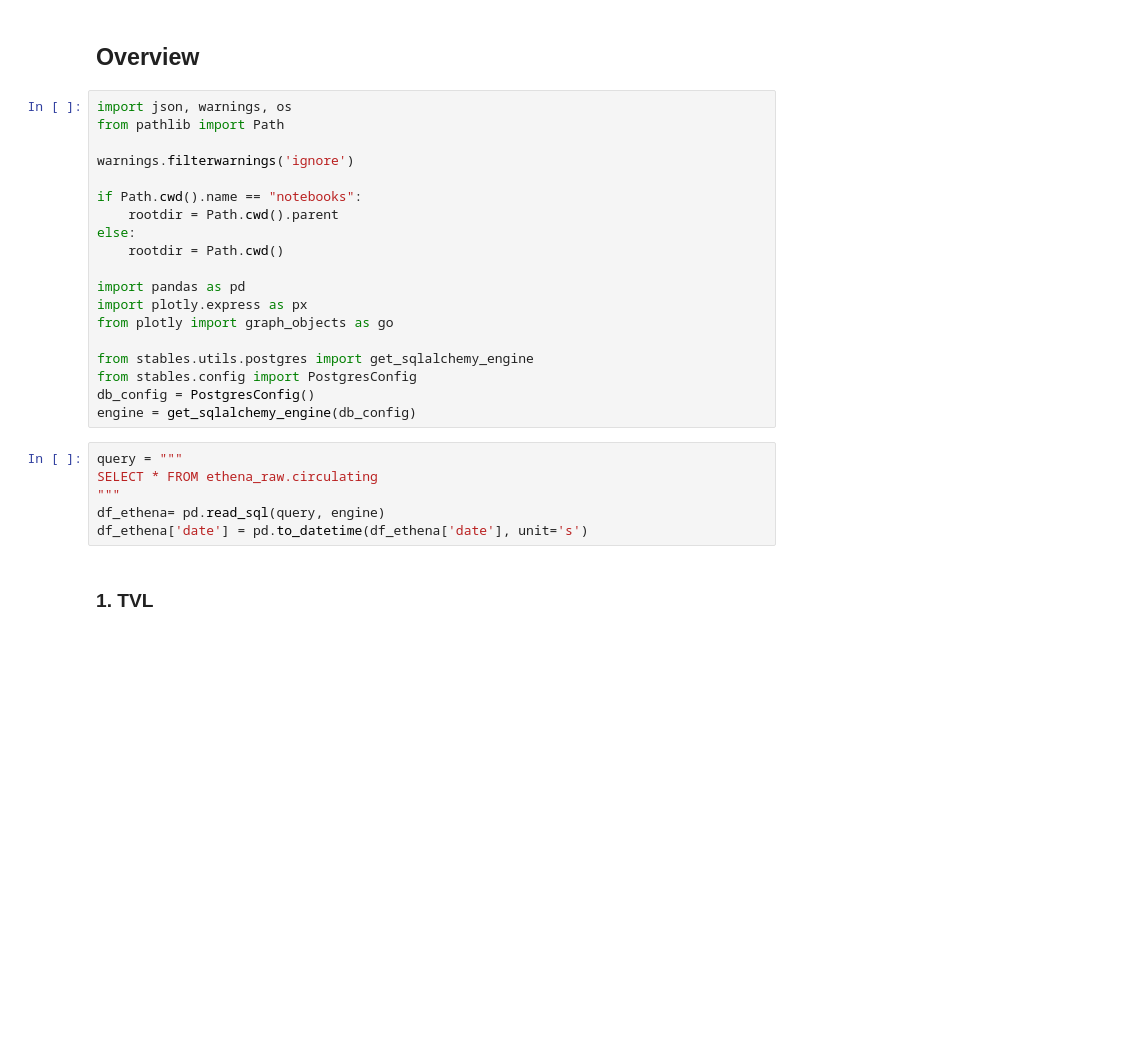
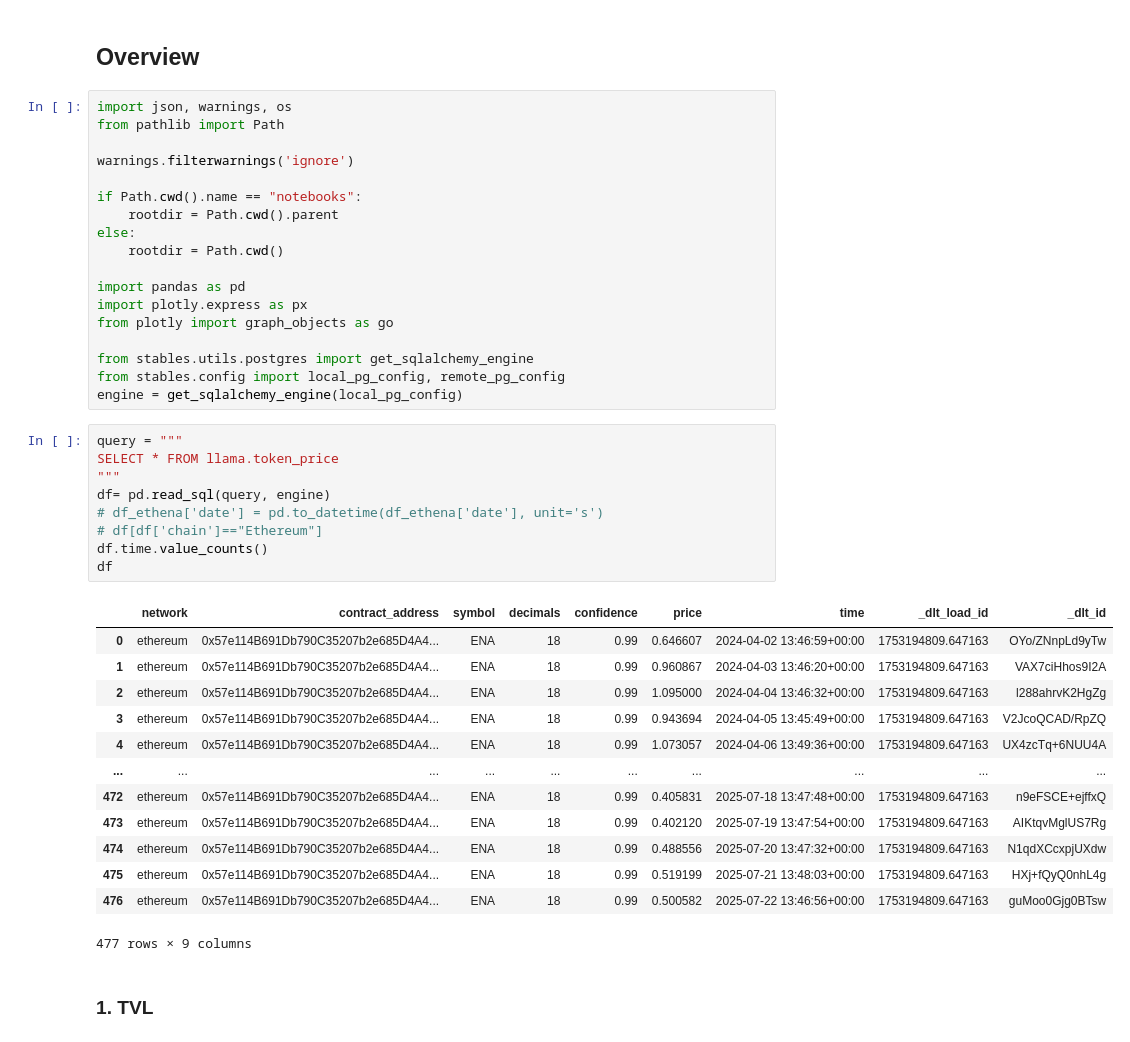
Before and after one commit to newgnart/stables, a Jupyter notebook: notebooks/ethena_01.ipynb, the cells around one changed output. Saved outputs shown, nothing was run; the diff lists cells and outputs as text; blank space fills up the shorter version.

```diff
--- a/notebooks/ethena_01.ipynb
+++ b/notebooks/ethena_01.ipynb
@@ -16,15 +16,31 @@ import plotly.express as px
 from plotly import graph_objects as go
 
 from stables.utils.postgres import get_sqlalchemy_engine
-from stables.config import PostgresConfig
-db_config = PostgresConfig()
-engine = get_sqlalchemy_engine(db_config)
+from stables.config import local_pg_config, remote_pg_config
+engine = get_sqlalchemy_engine(local_pg_config)
 # %%
 query = """
-SELECT * FROM ethena_raw.circulating
+SELECT * FROM llama.token_price
 """
-df_ethena= pd.read_sql(query, engine)
-df_ethena['date'] = pd.to_datetime(df_ethena['date'], unit='s')
+df= pd.read_sql(query, engine)
+# df_ethena['date'] = pd.to_datetime(df_ethena['date'], unit='s')
+# df[df['chain']=="Ethereum"]
+df.time.value_counts()
+df
+# %% [output]
+|  | network | contract_address | symbol | decimals | confidence | price | time | _dlt_load_id | _dlt_id |
+| 0 | ethereum | 0x57e114B691Db790C35207b2e685D4A4... | ENA | 18 | 0.99 | 0.646607 | 2024-04-02 13:46:59+00:00 | 1753194809.647163 | OYo/ZNnpLd9yTw |
+| 1 | ethereum | 0x57e114B691Db790C35207b2e685D4A4... | ENA | 18 | 0.99 | 0.960867 | 2024-04-03 13:46:20+00:00 | 1753194809.647163 | VAX7ciHhos9I2A |
+| 2 | ethereum | 0x57e114B691Db790C35207b2e685D4A4... | ENA | 18 | 0.99 | 1.095000 | 2024-04-04 13:46:32+00:00 | 1753194809.647163 | l288ahrvK2HgZg |
+| 3 | ethereum | 0x57e114B691Db790C35207b2e685D4A4... | ENA | 18 | 0.99 | 0.943694 | 2024-04-05 13:45:49+00:00 | 1753194809.647163 | V2JcoQCAD/RpZQ |
+| 4 | ethereum | 0x57e114B691Db790C35207b2e685D4A4... | ENA | 18 | 0.99 | 1.073057 | 2024-04-06 13:49:36+00:00 | 1753194809.647163 | UX4zcTq+6NUU4A |
+| ... | ... | ... | ... | ... | ... | ... | ... | ... | ... |
+| 472 | ethereum | 0x57e114B691Db790C35207b2e685D4A4... | ENA | 18 | 0.99 | 0.405831 | 2025-07-18 13:47:48+00:00 | 1753194809.647163 | n9eFSCE+ejffxQ |
+| 473 | ethereum | 0x57e114B691Db790C35207b2e685D4A4... | ENA | 18 | 0.99 | 0.402120 | 2025-07-19 13:47:54+00:00 | 1753194809.647163 | AIKtqvMglUS7Rg |
+| 474 | ethereum | 0x57e114B691Db790C35207b2e685D4A4... | ENA | 18 | 0.99 | 0.488556 | 2025-07-20 13:47:32+00:00 | 1753194809.647163 | N1qdXCcxpjUXdw |
+| 475 | ethereum | 0x57e114B691Db790C35207b2e685D4A4... | ENA | 18 | 0.99 | 0.519199 | 2025-07-21 13:48:03+00:00 | 1753194809.647163 | HXj+fQyQ0nhL4g |
+| 476 | ethereum | 0x57e114B691Db790C35207b2e685D4A4... | ENA | 18 | 0.99 | 0.500582 | 2025-07-22 13:46:56+00:00 | 1753194809.647163 | guMoo0Gjg0BTsw |
+477 rows × 9 columns
 # %% [markdown]
 ### 1. TVL
 # %%
```
Also changed, not shown: parts of 7 cells of this notebook, 8 other files.
